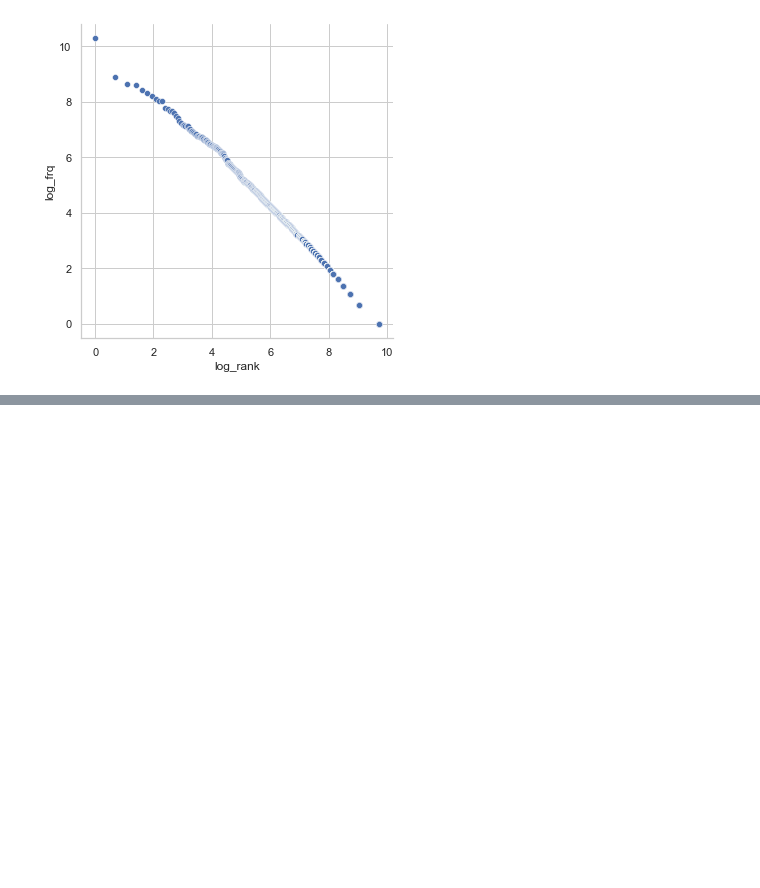
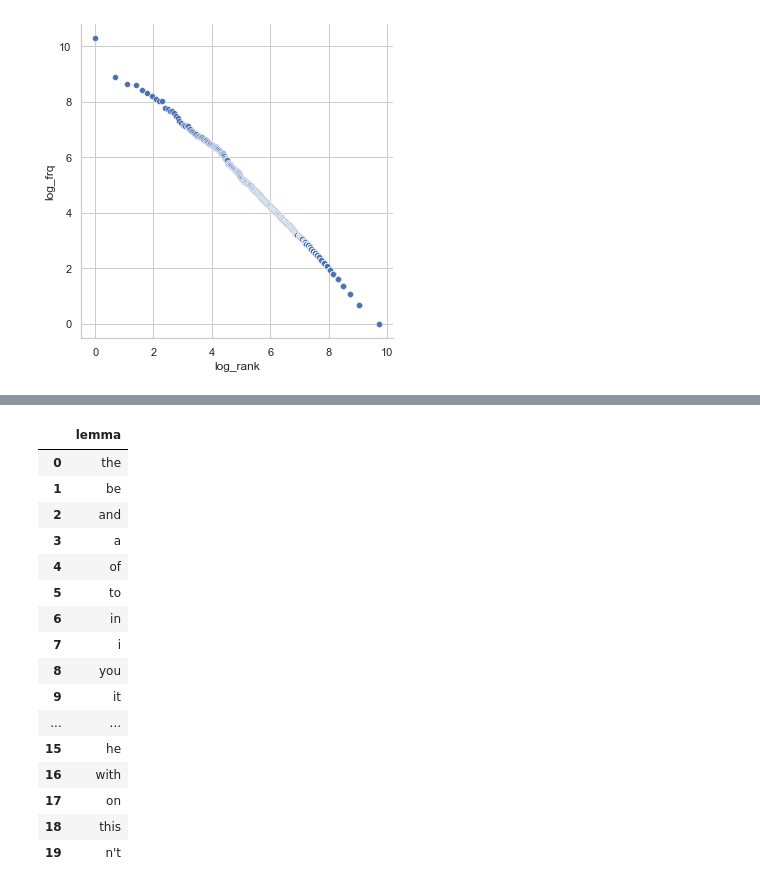
Before and after one commit to ranUser01/Sentiment-and-Hate-Speech-detection-Twitter, a Jupyter notebook: notebooks/main.ipynb, the cells around one changed output, grey strips where cells are left out. Saved outputs shown, nothing was run; the diff lists cells and outputs as text; code cells hidden in the pictures; blank space fills up the shorter version.

```diff
--- a/notebooks/main.ipynb
+++ b/notebooks/main.ipynb
@@ -376,0 +377,24 @@ plt.show()
+# %%
+wordfre = pd.read_excel(r'../data/wordFrequency.xlsx', sheet_name='1 lemmas')
+# %%
+fre_words = pd.DataFrame(wordfre, columns= ['lemma'])
+# %%
+fre_words.head(20)
+# %% [output]
+|  | lemma |
+| 0 | the |
+| 1 | be |
+| 2 | and |
+| 3 | a |
+| 4 | of |
+| 5 | to |
+| 6 | in |
+| 7 | i |
+| 8 | you |
+| 9 | it |
+| ... | ... |
+| 15 | he |
+| 16 | with |
+| 17 | on |
+| 18 | this |
+| 19 | n't |
```
Also changed, not shown: parts of 5 cells of this notebook.
